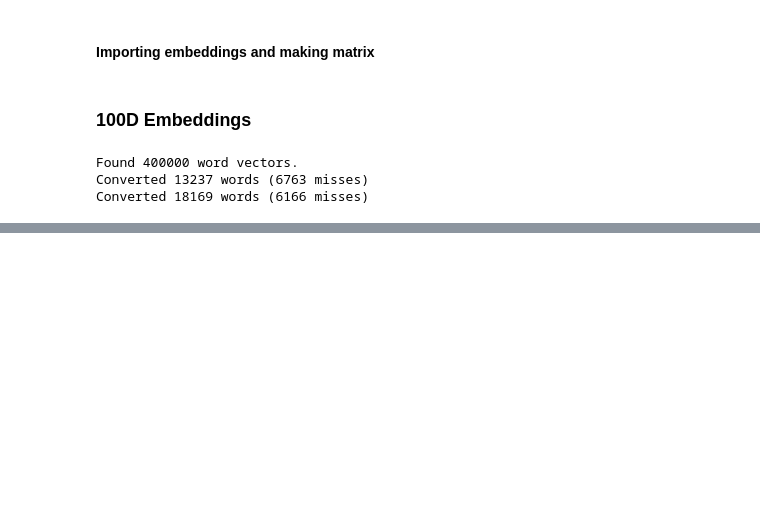
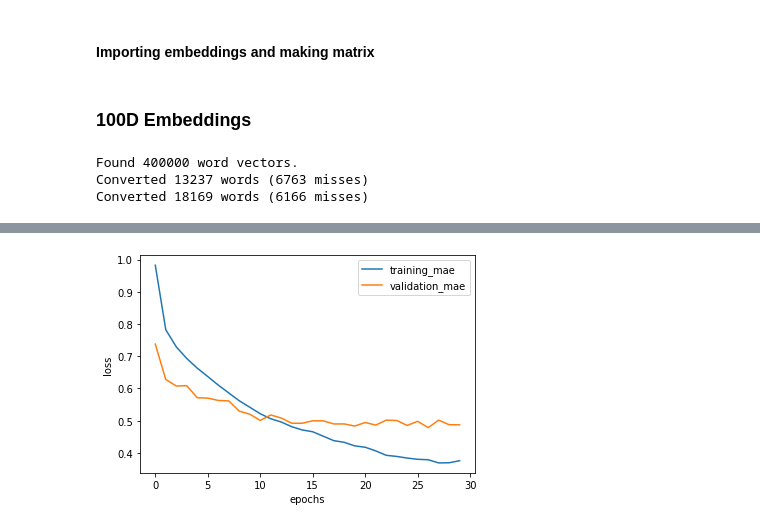
Before and after one commit to jacobh310/food_nlp, a Jupyter notebook: data_cleaning_exploration_model_building/Model Building.ipynb, the cells around one changed output, grey strips where cells are left out. Drawn from its saved outputs; the diff is of its cells as text; code cells hidden in the pictures; blank space fills up the shorter version.

```diff
--- a/data_cleaning_exploration_model_building/Model Building.ipynb
+++ b/data_cleaning_exploration_model_building/Model Building.ipynb
@@ -373,0 +342,5 @@ model_3.fit(X_train_vector, y_train, batch_size=128, epochs=25)
+# %%
+model_200D_vector = make_model(embedding_matrix_200, lstm_layer_units=(64,32), dropout_rate= 0.5, dense_units=(10))
+model_200D_vector.summary()
+
+history = model_200D_vector.fit(X_train_vector, y_train, batch_size=128, epochs=30, validation_data=(X_dev_vector, y_dev), callbacks=callback)
@@ -373,0 +365,4 @@ model_3.fit(X_train_vector, y_train, batch_size=128, epochs=25)
+# %%
+plot_loss(history)
+# %% [output]
+[figure, added]
```
Also changed, not shown: parts of 33 cells of this notebook.
